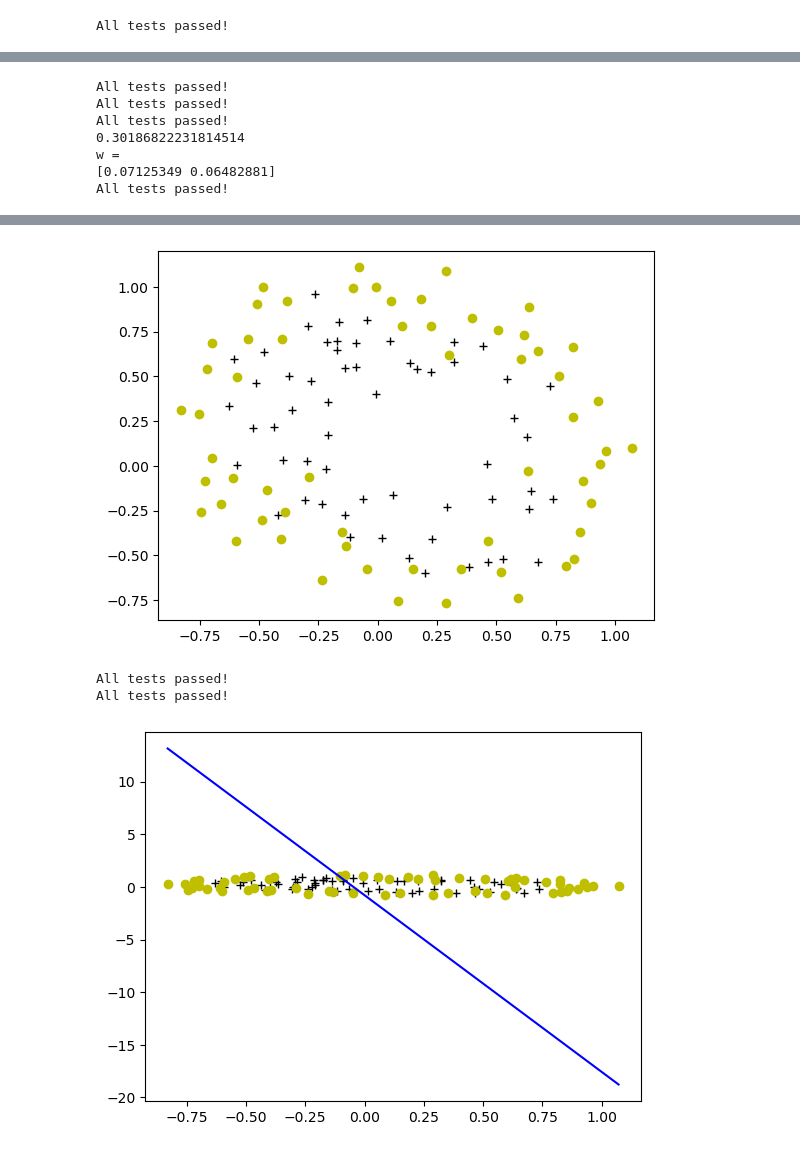
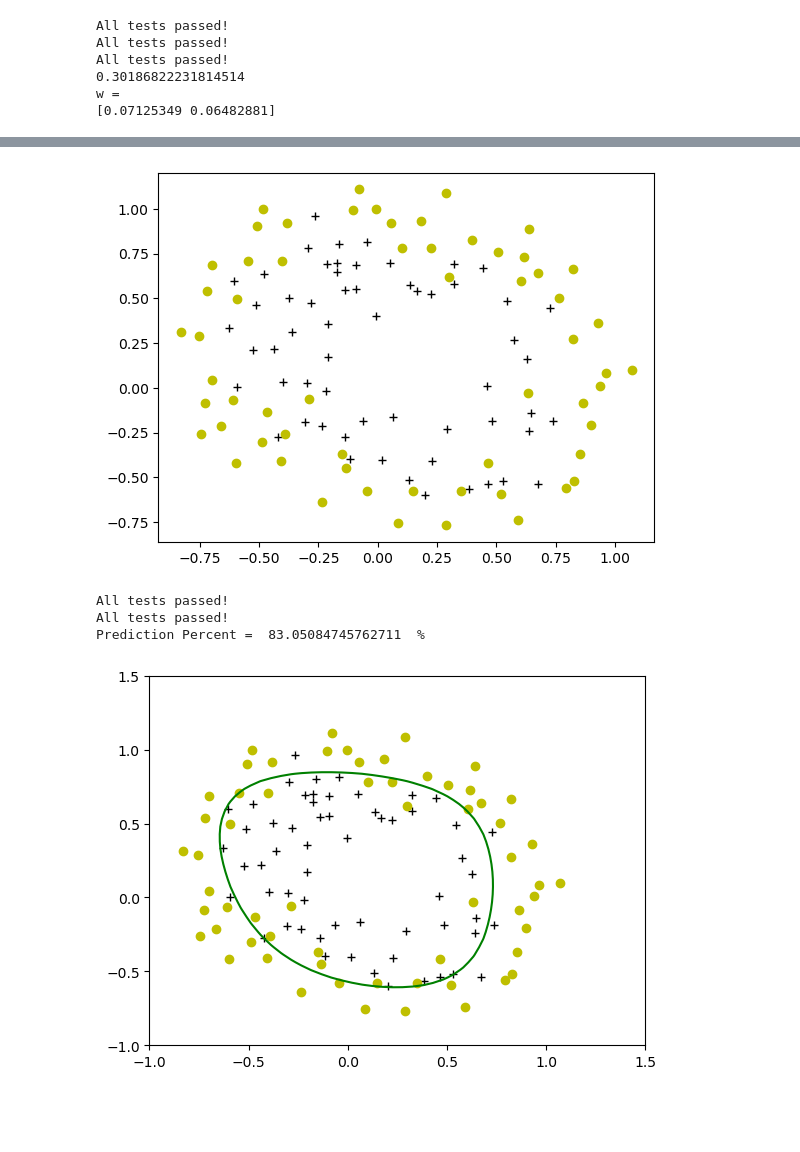
Before and after one commit to Yavi123/AprendizajeAutomatico, a Jupyter notebook: Practica3/Practica3.ipynb, the cells around one changed output, grey strips where cells are left out. Cells and saved outputs as stored; diff of their text form; code cells hidden in the pictures; blank space fills up the shorter version.

```diff
--- a/Practica3/Practica3.ipynb
+++ b/Practica3/Practica3.ipynb
@@ -22,9 +22,7 @@ from utils import plot_decision_boundary
 from utils import map_feature
 
 import matplotlib.pyplot as plt
-
 import numpy as np
-
 
 
 ############## PART A ##############
@@ -36,18 +34,14 @@ x, y = load_data_multi_data1()
 plot_data(x, y)
 plt.show()
 
-# Testear sigmoid
+########### TEST ##########
 sigmoid_test(sigmoid)
-
-# Testear funcion de coste
 compute_cost_test(compute_cost)
-
 compute_gradient_test(compute_gradient)
 
 
 n = x.shape[1]
 w_init = np.zeros(n)
-
 w,b,JHistory = gradient_descent(x,y,w_init,-8,compute_cost,compute_gradient,0.001,10000)
 
 print(JHistory[-1])
@@ -57,10 +51,9 @@ print(w)
 
 plot_decision_boundary(w, b, x, y)
 
+
 p = predict(x, w, b)
-predict_test(predict)
-
-
+#predict_test(predict)
 plot_decision_boundary(w, b, x, p)
 plt.show()
 
@@ -76,42 +69,20 @@ plot_data(x_data2, y_data2)
 plt.show()
 
 
+########### TEST ##########
+compute_cost_reg_test(compute_cost_reg)
+compute_gradient_reg_test(compute_gradient_reg)
+
+
+########### GRADIENT DESCENT ##########
 x1, x2, y = load_data_multi_data2_separatedValues()
-
 Xmap = map_feature(x1, x2)
 
+w,b,Jhistory = gradient_descent(Xmap,y_data2,np.zeros(Xmap.shape[1]),1,compute_cost_reg,compute_gradient_reg,0.01,10000,0.01)
+plot_decision_boundary(w,b,Xmap,y_data2)
 
-compute_gradient_reg_test(compute_gradient_reg)
-compute_cost_reg_test(compute_cost_reg)
-
-
-
-w,b,Jhistory = gradient_descent(x_data2,y_data2,np.zeros(n),1,compute_cost_reg,compute_gradient_reg,0.01,100000,0.01)
-plot_decision_boundary(w,b,x_data2,y_data2)
-
-
-########### TEST ##########
-
-########      ####      ### Test de la funcion de coste
-########      ####      ###compute_cost_test(compute_cost)
-########      ####      ###X_norm, mu, sigma = zscore_normalize_features()
-########      ####      ##
-########      ####      ##print("zscore_normalize_features")
-########      ####      ##X_norm, mu, sigma = zscore_normalize_features(x);
-########      ####      ##print(mu)
-########      ####      ##print(sigma)
-########      ####      ##print(X_norm)
-########      ####      ##
-########      ####      ### Test de la funcion de coste
-########      ####      ##compute_cost_test(compute_cost)
-########      ####      ##
-########      ####      ### Test de la funcion de gradiente
-########      ####      ##compute_gradient_test(compute_gradient)
-########      ####      ##
-########      ####      ### Test de la funcion de descenso de gradiente
-########      ####      ##w, b, Jhistory = gradient_descent(x, y, 0, 0, compute_cost, compute_gradient, 0.01, 1500)
-########      ####      ##wB, bB = sklearn_linearmodel()
-########      ####      ##
-########      ####      ##print(w, wB)
-########      ####      ##print(b, bB)
+########### PREDICTION ##########
+pred = predict(Xmap, w, b)
+percent = np.mean(y == pred)
+print("Prediction Percent = ", percent *100, " % ")
 # %% [output]
@@ -118 +90,6 @@ plot_decision_boundary(w,b,x_data2,y_data2)
 All tests passed!
+All tests passed!
+All tests passed!
+0.30186822231814514
+w =
+[0.07125349 0.06482881]
@@ -120,12 +96,6 @@ All tests passed!
-All tests passed!
-All tests passed!
-All tests passed!
-0.30186822231814514
-w =
-[0.07125349 0.06482881]
-All tests passed!
 [figure]
 [figure]
-All tests passed!
-All tests passed!
+All tests passed!
+All tests passed!
+Prediction Percent =  83.05084745762711  %
-[figure, old version]
+[figure, new version]
```
Also changed, not shown: parts of 1 cell of this notebook, 2 other files.
